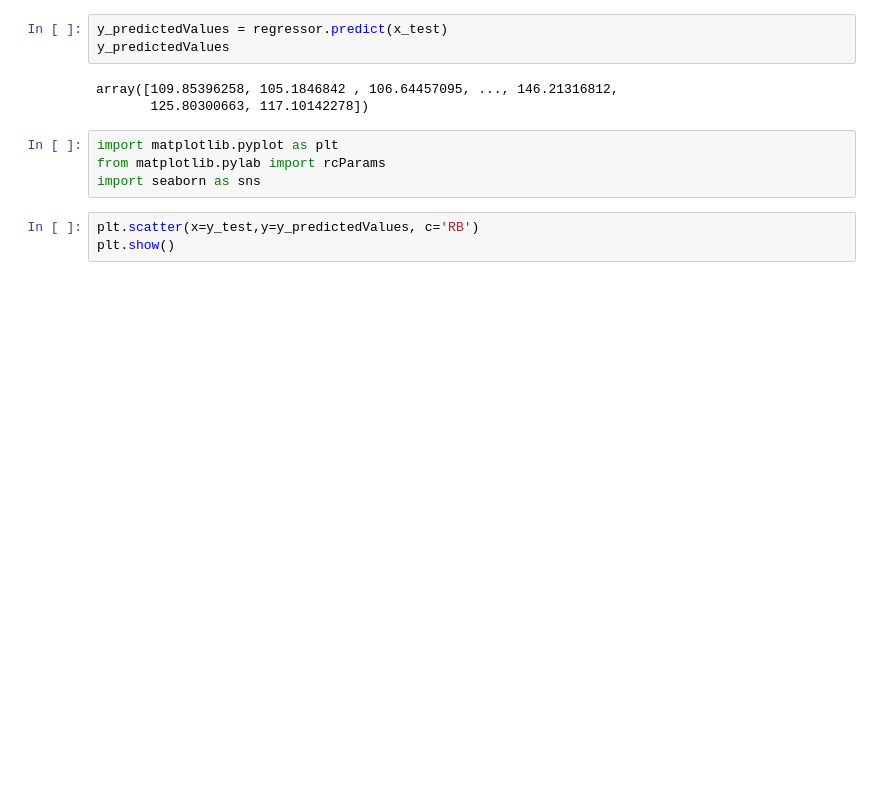
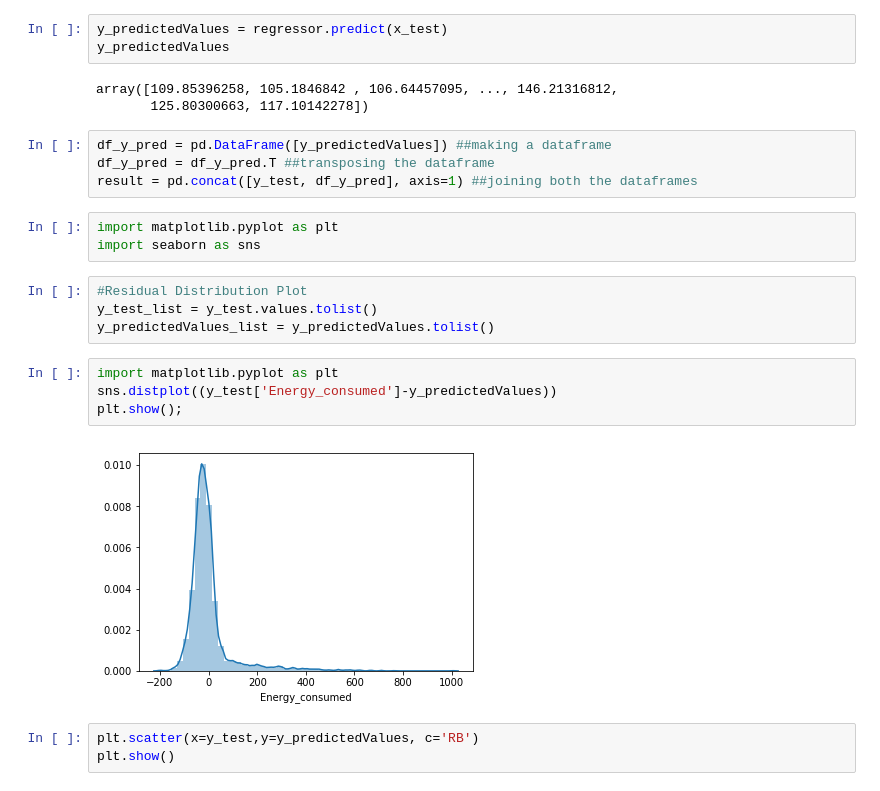
Before and after one commit to sayaliborse/ADS_TEAM_SRK, a Jupyter notebook: Assignment2_EnergyData/ML - Models.ipynb, the cells around one changed output. Cells and saved outputs as stored; diff of their text form; blank space fills up the shorter version.

```diff
--- a/Assignment2_EnergyData/ML - Models.ipynb
+++ b/Assignment2_EnergyData/ML - Models.ipynb
@@ -92,10 +97,23 @@ y_predictedValues
 # %% [output]
 array([109.85396258, 105.1846842 , 106.64457095, ..., 146.21316812,
        125.80300663, 117.10142278])
+# %%
+df_y_pred = pd.DataFrame([y_predictedValues]) ##making a dataframe
+df_y_pred = df_y_pred.T ##transposing the dataframe
+result = pd.concat([y_test, df_y_pred], axis=1) ##joining both the dataframes
 # %%
 import matplotlib.pyplot as plt
-from matplotlib.pylab import rcParams
 import seaborn as sns
+# %%
+#Residual Distribution Plot
+y_test_list = y_test.values.tolist()
+y_predictedValues_list = y_predictedValues.tolist()
+# %%
+import matplotlib.pyplot as plt
+sns.distplot((y_test['Energy_consumed']-y_predictedValues))
+plt.show();
+# %% [output]
+[figure, added]
 # %%
 plt.scatter(x=y_test,y=y_predictedValues, c='RB')
 plt.show()
```
Also changed, not shown: parts of 41 cells of this notebook, 3 other files.
